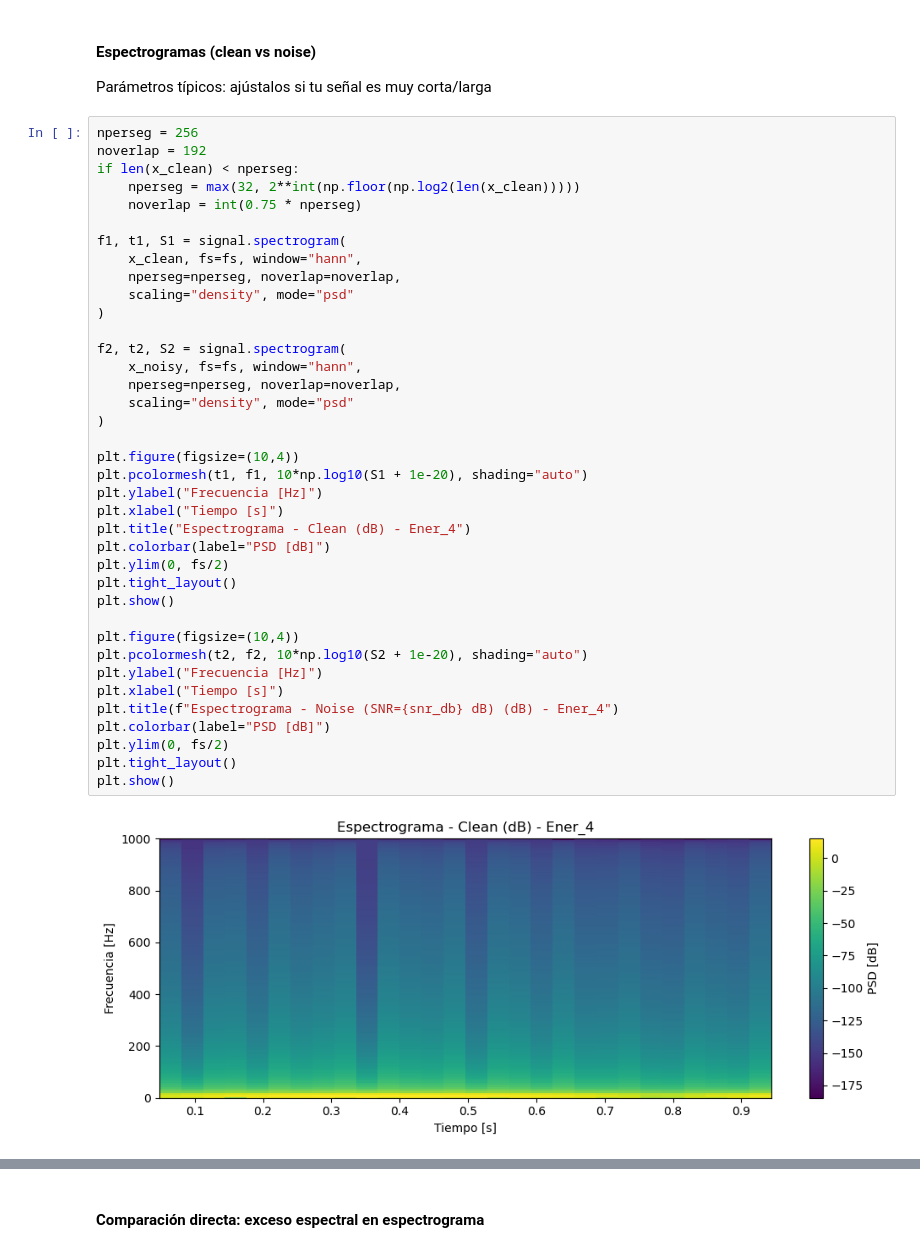
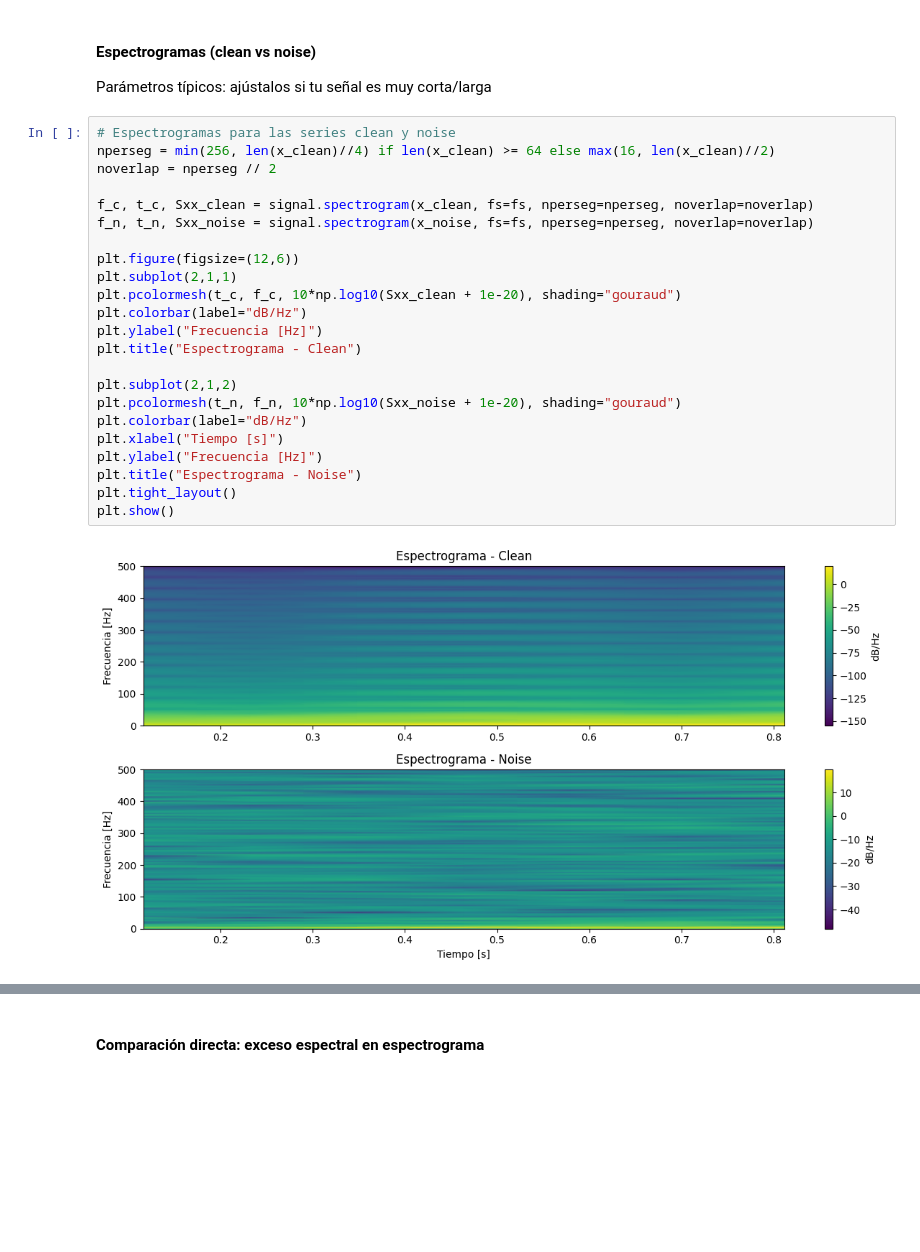
Before and after one commit to ManuCarov/Inteligencia_GeoTemporal_y_redes, a Jupyter notebook: Fase2_ProcesamientoSenales.ipynb, the cells around one changed output, grey strips where cells are left out. Drawn from its saved outputs; the diff is of its cells as text; blank space fills up the shorter version.

```diff
--- a/Fase2_ProcesamientoSenales.ipynb
+++ b/Fase2_ProcesamientoSenales.ipynb
@@ -105,42 +101,27 @@ else:
 
 Parámetros típicos: ajústalos si tu señal es muy corta/larga
 # %%
-nperseg = 256
-noverlap = 192
-if len(x_clean) < nperseg:
-    nperseg = max(32, 2**int(np.floor(np.log2(len(x_clean)))))
-    noverlap = int(0.75 * nperseg)
+# Espectrogramas para las series clean y noise
+nperseg = min(256, len(x_clean)//4) if len(x_clean) >= 64 else max(16, len(x_clean)//2)
+noverlap = nperseg // 2
 
-f1, t1, S1 = signal.spectrogram(
-    x_clean, fs=fs, window="hann",
-    nperseg=nperseg, noverlap=noverlap,
-    scaling="density", mode="psd"
-)
+f_c, t_c, Sxx_clean = signal.spectrogram(x_clean, fs=fs, nperseg=nperseg, noverlap=noverlap)
+f_n, t_n, Sxx_noise = signal.spectrogram(x_noise, fs=fs, nperseg=nperseg, noverlap=noverlap)
 
-f2, t2, S2 = signal.spectrogram(
-    x_noisy, fs=fs, window="hann",
-    nperseg=nperseg, noverlap=noverlap,
-    scaling="density", mode="psd"
-)
+plt.figure(figsize=(12,6))
+plt.subplot(2,1,1)
+plt.pcolormesh(t_c, f_c, 10*np.log10(Sxx_clean + 1e-20), shading="gouraud")
+plt.colorbar(label="dB/Hz")
+plt.ylabel("Frecuencia [Hz]")
+plt.title("Espectrograma - Clean")
 
-plt.figure(figsize=(10,4))
-plt.pcolormesh(t1, f1, 10*np.log10(S1 + 1e-20), shading="auto")
+plt.subplot(2,1,2)
+plt.pcolormesh(t_n, f_n, 10*np.log10(Sxx_noise + 1e-20), shading="gouraud")
+plt.colorbar(label="dB/Hz")
+plt.xlabel("Tiempo [s]")
 plt.ylabel("Frecuencia [Hz]")
-plt.xlabel("Tiempo [s]")
-plt.title("Espectrograma - Clean (dB) - Ener_4")
-plt.colorbar(label="PSD [dB]")
-plt.ylim(0, fs/2)
+plt.title("Espectrograma - Noise")
 plt.tight_layout()
 plt.show()
-
-plt.figure(figsize=(10,4))
-plt.pcolormesh(t2, f2, 10*np.log10(S2 + 1e-20), shading="auto")
-plt.ylabel("Frecuencia [Hz]")
-plt.xlabel("Tiempo [s]")
-plt.title(f"Espectrograma - Noise (SNR={snr_db} dB) (dB) - Ener_4")
-plt.colorbar(label="PSD [dB]")
-plt.ylim(0, fs/2)
-plt.tight_layout()
-plt.show()
 # %% [output]
-[figure, old version]
+[figure, new version]
```
Also changed, not shown: parts of 11 cells of this notebook, 3 other files.
